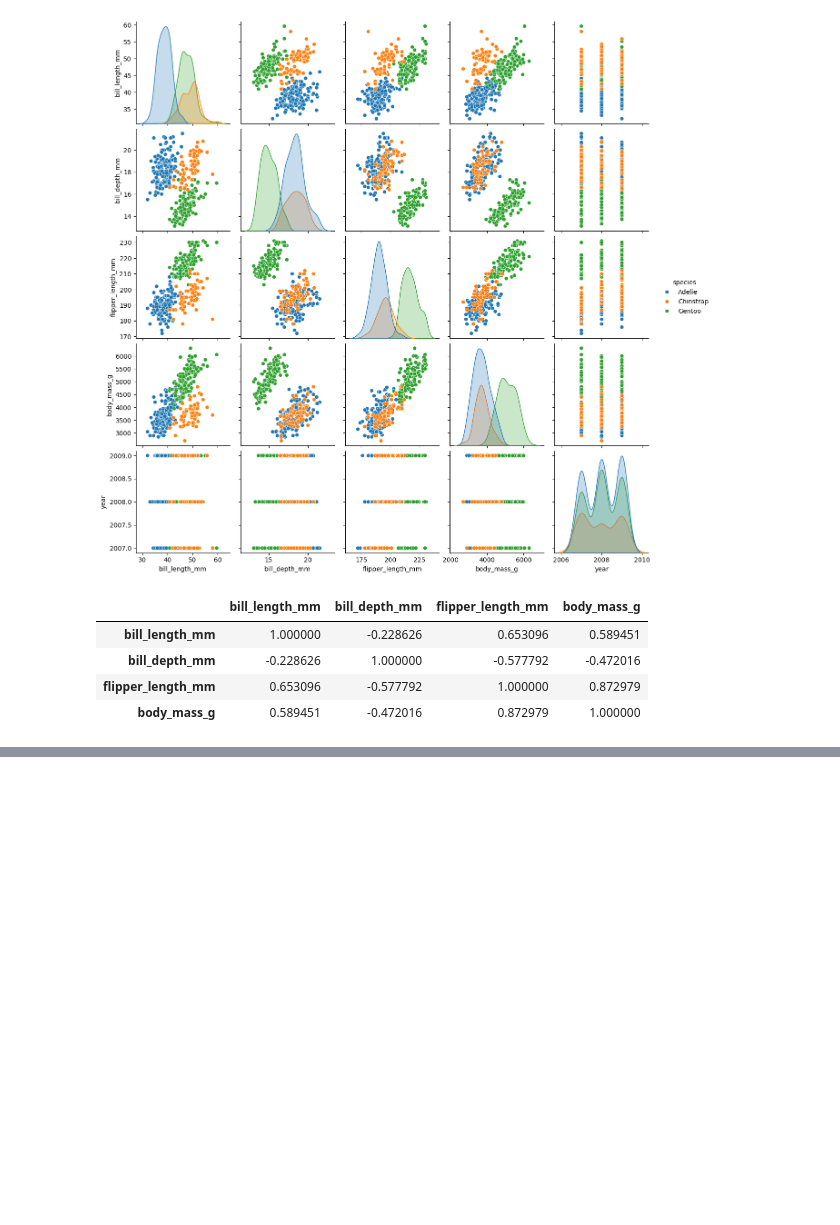
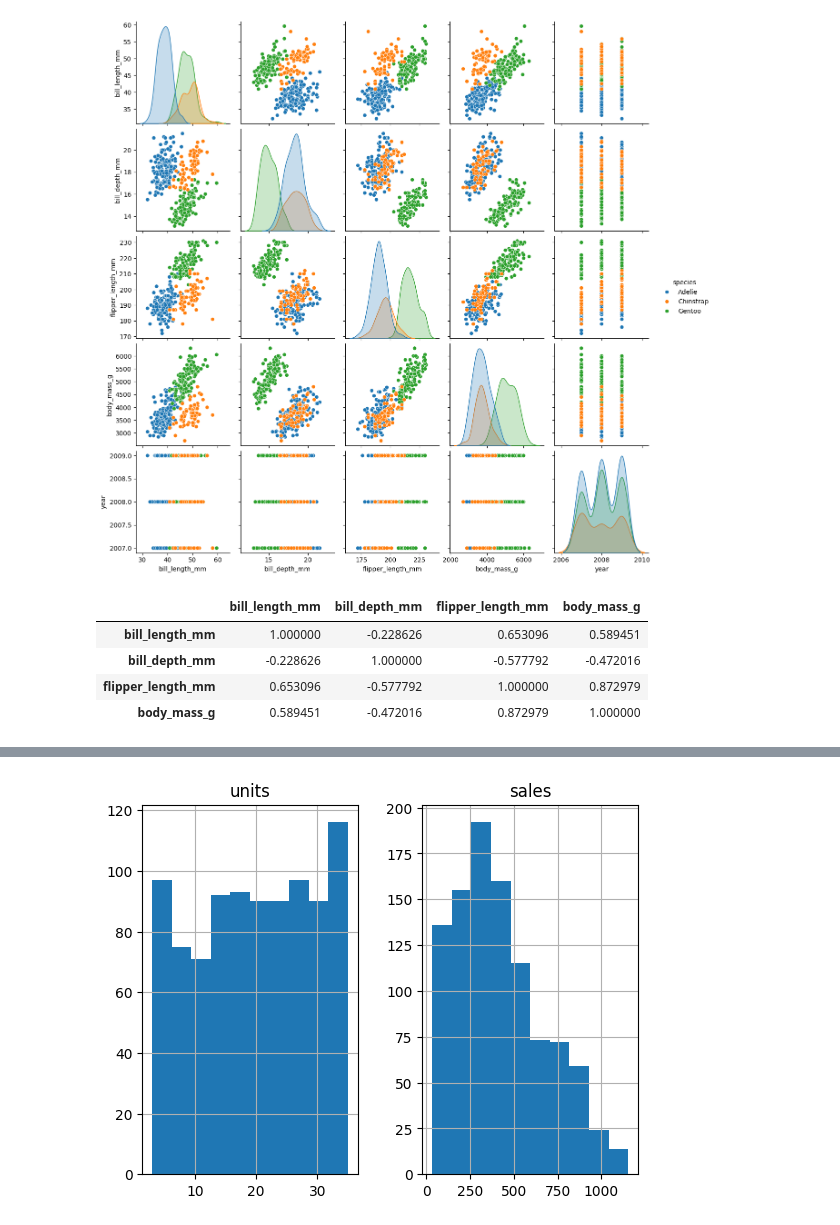
Before and after one commit to johnfbeltranc/clases_4geeks, a Jupyter notebook: 04_descriptive_statistics.ipynb, the cells around one changed output, grey strips where cells are left out. Saved outputs shown, nothing was run; the diff lists cells and outputs as text; code cells hidden in the pictures; blank space fills up the shorter version.

```diff
--- a/04_descriptive_statistics.ipynb
+++ b/04_descriptive_statistics.ipynb
@@ -168,0 +199,5 @@ fig.show()
+# %%
+# step load data
+url = 'https://github.com/datagy/mediumdata/raw/master/sample_pivot.xlsx'
+df_raw = pd.read_excel(url)
+df_raw.info()
@@ -168,0 +233,13 @@ fig.show()
+# %%
+# step 2: data preprocesing
+df_baking = df_raw.copy()
+df_baking["Region"] = df_baking["Region"].astype("category")# cambia el tipo de dato del nombre a categoria
+df_baking["Type"] = df_baking["Type"].astype("category") #cambia a categoria por que tiene datos repetitivos
+df_baking["Units"] = df_baking["Units"].astype("int",errors="ignore")# cambia el float 64 a int entero
+df_baking["Sales"] = df_baking["Sales"].astype("float") # cambia de entero a flotante por que las ventas contienen decimales
+df_baking.columns= df_baking.columns.str.lower() # Sirve para cambiar el nombre de las columnas de mayusculas a minusculas
+df_baking = df_baking.set_index("date") # Establecer la columna 'date' como índice del DataFrame df_baking
+# Esto es útil para análisis basados en tiempo o series temporales
+df = df_baking # Asignar el DataFrame df_baking a la variable df
+# Esto permite trabajar con df como la versión limpia y procesada del dataset
+df.info()
@@ -168,0 +269,6 @@ fig.show()
+# %%
+df.select_dtypes("number").hist()  Seleccionar solo las columnas numéricas del DataFrame
+# y crear histogramas para cada una para visualizar la distribución de sus valores
+plt.show()
+# %% [output]
+[figure, added]
```
Also changed, not shown: parts of 29 cells of this notebook.
